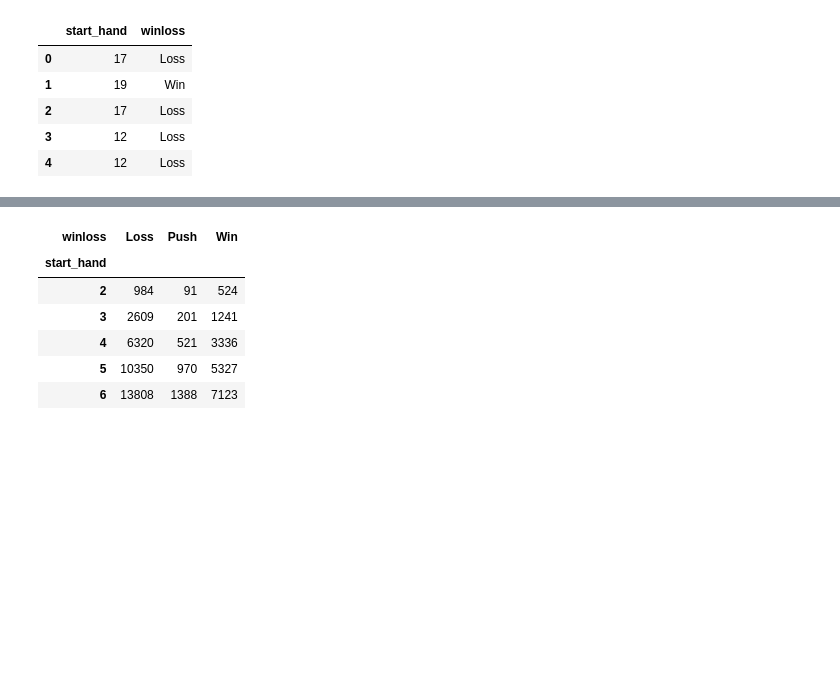
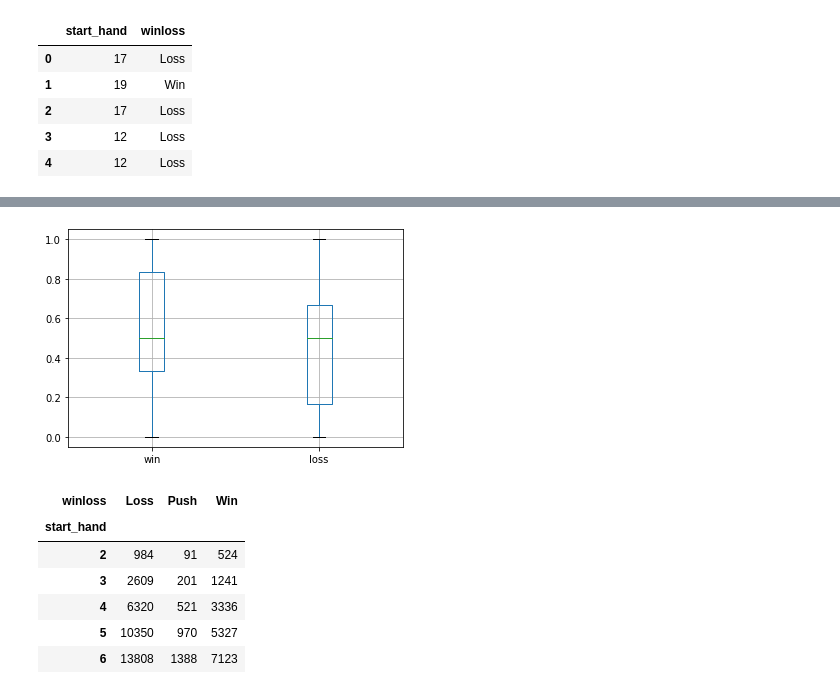
Before and after one commit to anirahul/Team_Carolina, a Jupyter notebook: code/main.ipynb, the cells around one changed output, grey strips where cells are left out. Drawn from its saved outputs; the diff is of its cells as text; code cells hidden in the pictures; blank space fills up the shorter version.

Commit message:
this is the second plot

```diff
--- a/code/main.ipynb
+++ b/code/main.ipynb
@@ -65,0 +51,40 @@ array([17, 19, 12,  7, 14, 13, 15,  8,  6, 20, 11, 16, 18, 10,  5, 21,  9,
+# %%
+game = []
+prob_win = []
+prob_loss = []
+x = 0
+y=0
+win = 0
+loss = 0
+#print (win)
+for row in bj_data_2.iterrows():
+#         print(row['winloss'])
+    if x > 5:
+        y= y+1
+        game.append(y)
+        prob_win.append(win/6)
+        prob_loss.append(loss/6)
+        win = 0
+        loss = 0
+        x = 0
+        if row[1]['winloss'] == "Win":
+            win = win+1
+        elif row[1]['winloss'] == "Push":
+            win = win+1
+        else:
+            loss = loss+1
+
+    else:
+        if row[1]['winloss'] == "Win":
+            win = win+1
+        elif row[1]['winloss'] == "Push":
+            win = win+1
+        else:
+            loss = loss+1
+
+    x = x+1
+#print(game)
+
+lst_games = list(zip(game, prob_win, prob_loss))
+probability = pd.DataFrame(lst_games, columns = ["game","win","loss"])
+probability.head()
@@ -66,3 +98,9 @@ array([17, 19, 12,  7, 14, 13, 15,  8,  6, 20, 11, 16, 18, 10,  5, 21,  9,
+# %%
+myfig = plt.figure()
+boxplot = probability.boxplot(column = ['win','loss'])
+myfig.savefig("boxplot.png")
+# %% [output]
+[figure, added]
 # %%
 start = bj_data_2.pivot_table(index = "start_hand", columns = "winloss", aggfunc='size', fill_value = 0)
 start.head()
```
Also changed, not shown: parts of 7 cells of this notebook.
